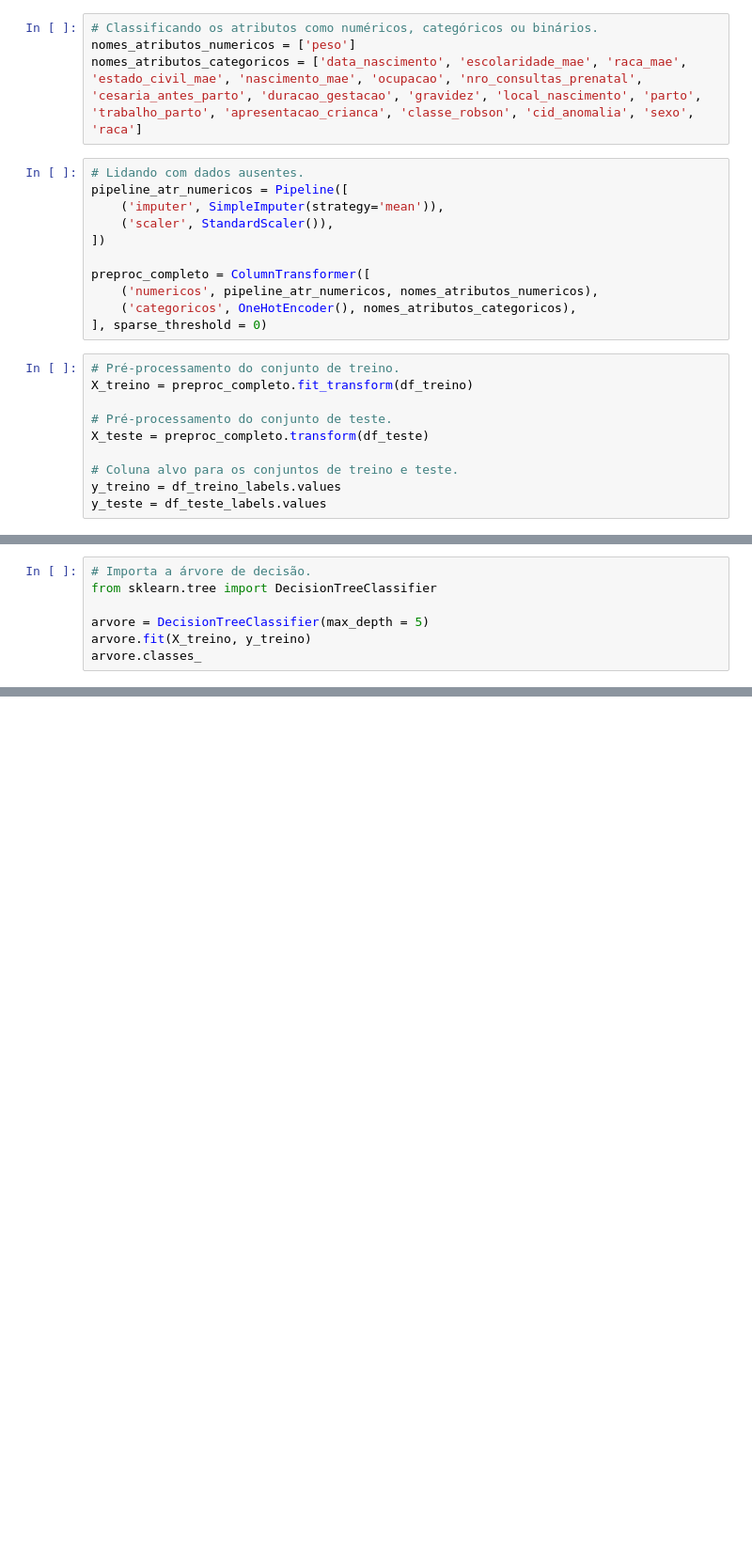
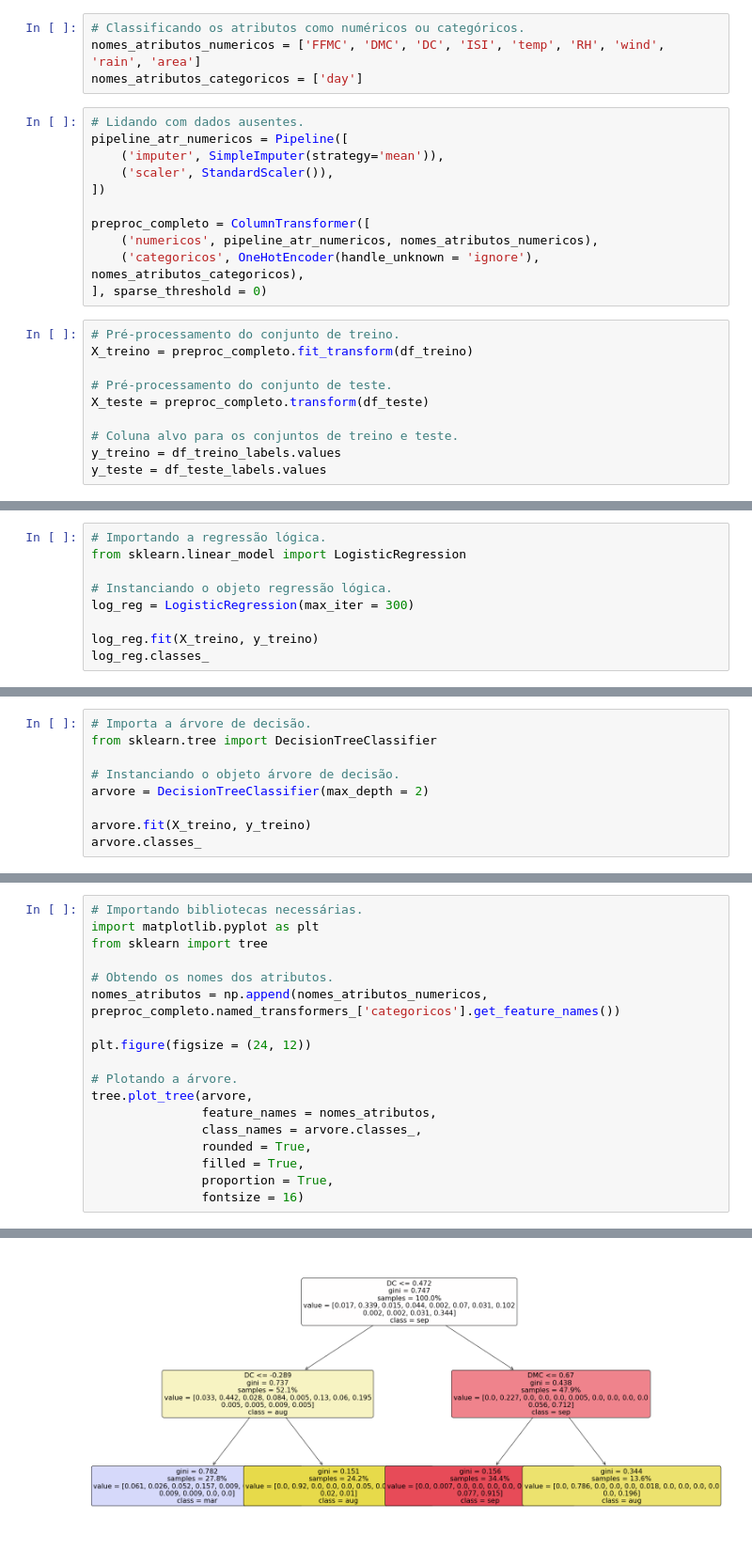
Before and after one commit to ArthurSudbrackIbarra/Trab-Final-SGBD, a Jupyter notebook: nosso-notebook.ipynb, the cells around one changed output, grey strips where cells are left out. Shown at 94% size. Drawn from its saved outputs; the diff is of its cells as text; blank space fills up the shorter version.

```diff
--- a/nosso-notebook.ipynb
+++ b/nosso-notebook.ipynb
@@ -55,9 +57,9 @@ from sklearn.preprocessing import OneHotEncoder
 from sklearn.pipeline import Pipeline
 from sklearn.compose import ColumnTransformer
 # %%
-# Classificando os atributos como numéricos, categóricos ou binários.
-nomes_atributos_numericos = ['peso']
-nomes_atributos_categoricos = ['data_nascimento', 'escolaridade_mae', 'raca_mae', 'estado_civil_mae', 'nascimento_mae', 'ocupacao', 'nro_consultas_prenatal', 'cesaria_antes_parto', 'duracao_gestacao', 'gravidez', 'local_nascimento', 'parto', 'trabalho_parto', 'apresentacao_crianca', 'classe_robson', 'cid_anomalia', 'sexo', 'raca']
+# Classificando os atributos como numéricos ou categóricos.
+nomes_atributos_numericos = ['FFMC', 'DMC', 'DC', 'ISI', 'temp', 'RH', 'wind', 'rain', 'area']
+nomes_atributos_categoricos = ['day']
 # %%
 # Lidando com dados ausentes.
 pipeline_atr_numericos = Pipeline([
@@ -67,7 +69,7 @@ pipeline_atr_numericos = Pipeline([
 
 preproc_completo = ColumnTransformer([
     ('numericos', pipeline_atr_numericos, nomes_atributos_numericos),
-    ('categoricos', OneHotEncoder(), nomes_atributos_categoricos),
+    ('categoricos', OneHotEncoder(handle_unknown = 'ignore'), nomes_atributos_categoricos),
 ], sparse_threshold = 0)
 # %%
 # Pré-processamento do conjunto de treino.
@@ -81,0 +101,9 @@ y_teste = df_teste_labels.values
+# %%
+# Importando a regressão lógica.
+from sklearn.linear_model import LogisticRegression
+
+# Instanciando o objeto regressão lógica.
+log_reg = LogisticRegression(max_iter = 300)
+
+log_reg.fit(X_treino, y_treino)
+log_reg.classes_
@@ -85,6 +130,8 @@ y_teste = df_teste_labels.values
 # Importa a árvore de decisão.
 from sklearn.tree import DecisionTreeClassifier
 
-arvore = DecisionTreeClassifier(max_depth = 5)
+# Instanciando o objeto árvore de decisão.
+arvore = DecisionTreeClassifier(max_depth = 2)
+
 arvore.fit(X_treino, y_treino)
 arvore.classes_
@@ -90,0 +185,19 @@ arvore.classes_
+# %%
+# Importando bibliotecas necessárias.
+import matplotlib.pyplot as plt
+from sklearn import tree
+
+# Obtendo os nomes dos atributos.
+nomes_atributos = np.append(nomes_atributos_numericos, preproc_completo.named_transformers_['categoricos'].get_feature_names())
+
+plt.figure(figsize = (24, 12))
+
+# Plotando a árvore.
+tree.plot_tree(arvore,
+               feature_names = nomes_atributos,
+               class_names = arvore.classes_,
+               rounded = True,
+               filled = True,
+               proportion = True,
+               fontsize = 16)
+# %% [output]
@@ -90,0 +211 @@ arvore.classes_
+[figure, added]
```
Also changed, not shown: parts of 22 cells of this notebook.
